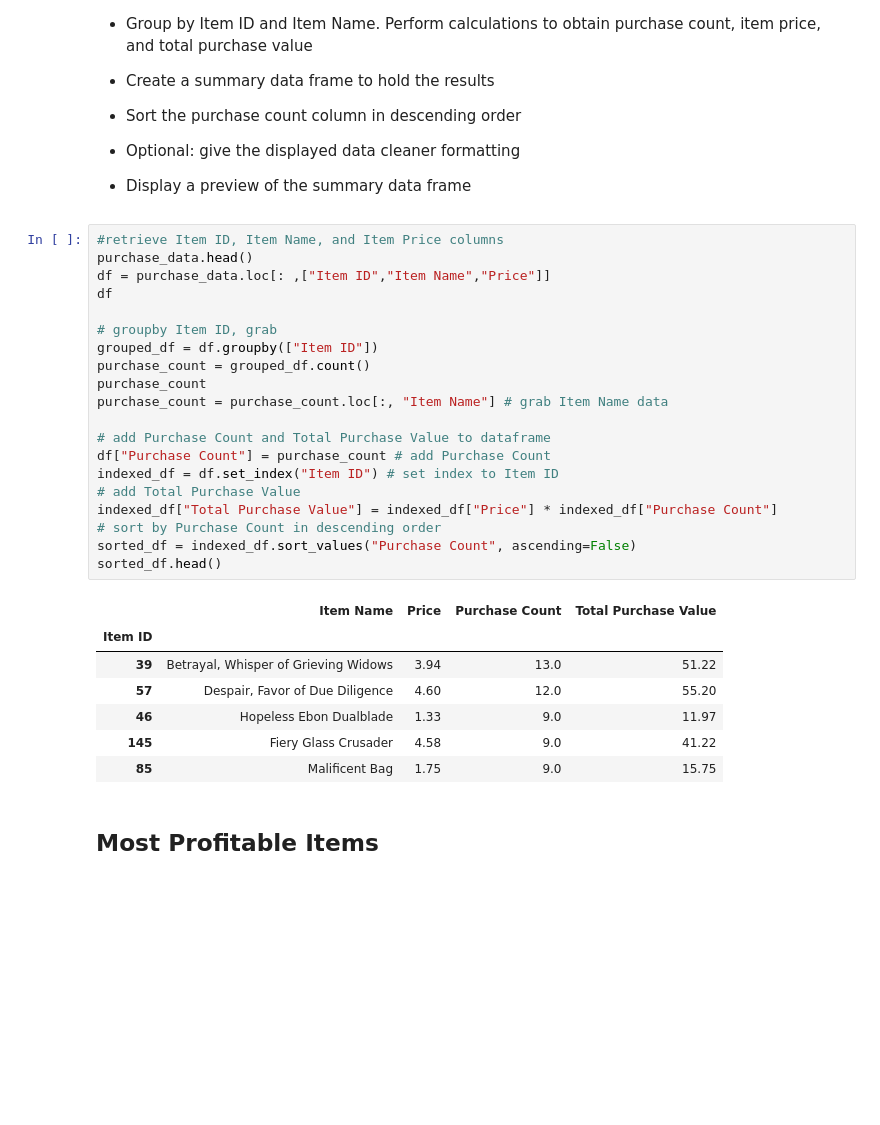
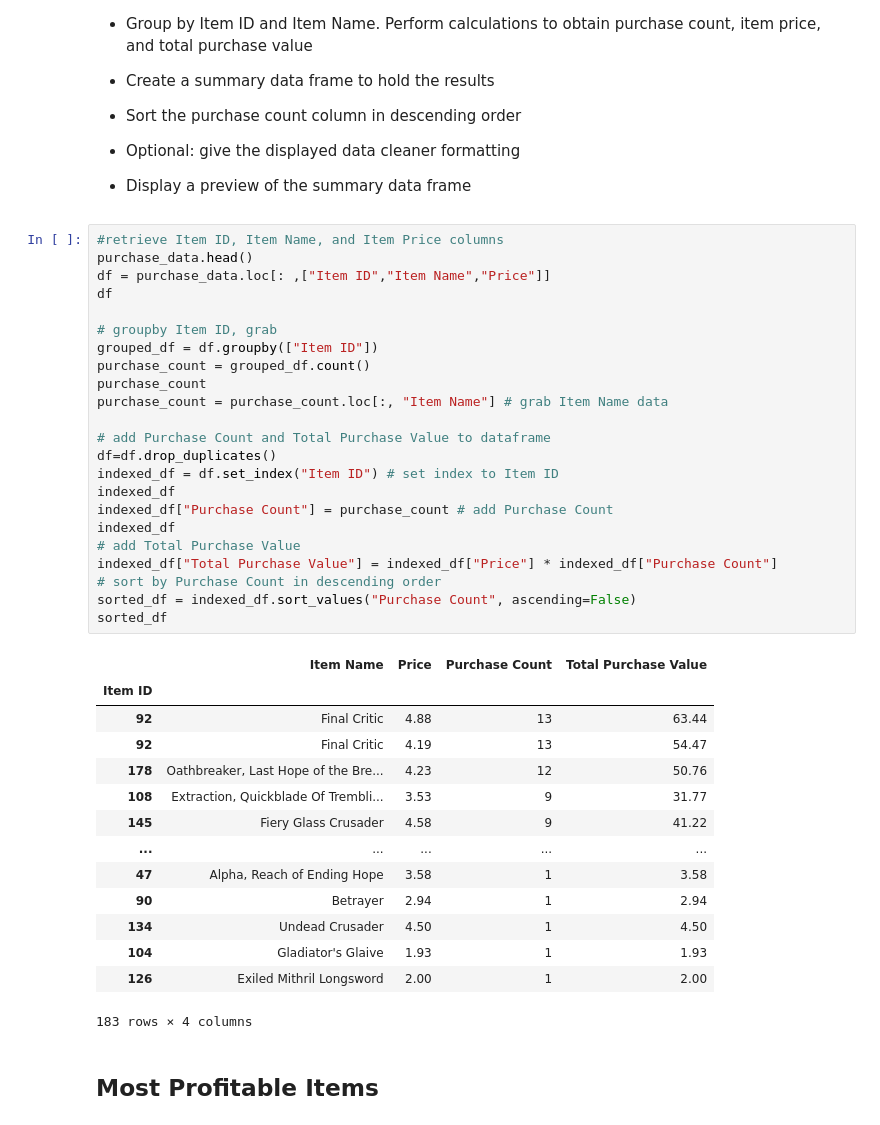
Before and after one commit to dsc55704973/pandas-challenge, a Jupyter notebook: HeroesOfPymoli/HeroesOfPymoli_starter.ipynb, the cells around one changed output. Cells and saved outputs as stored; diff of their text form; blank space fills up the shorter version.

```diff
--- a/HeroesOfPymoli/HeroesOfPymoli_starter.ipynb
+++ b/HeroesOfPymoli/HeroesOfPymoli_starter.ipynb
@@ -341,31 +341,41 @@ sorted_top_spenders.head()
 # %%
 #retrieve Item ID, Item Name, and Item Price columns
 purchase_data.head()
 df = purchase_data.loc[: ,["Item ID","Item Name","Price"]]
 df
 
 # groupby Item ID, grab
 grouped_df = df.groupby(["Item ID"])
 purchase_count = grouped_df.count()
 purchase_count
 purchase_count = purchase_count.loc[:, "Item Name"] # grab Item Name data
 
 # add Purchase Count and Total Purchase Value to dataframe
-df["Purchase Count"] = purchase_count # add Purchase Count
+df=df.drop_duplicates()
 indexed_df = df.set_index("Item ID") # set index to Item ID
+indexed_df
+indexed_df["Purchase Count"] = purchase_count # add Purchase Count
+indexed_df
 # add Total Purchase Value
 indexed_df["Total Purchase Value"] = indexed_df["Price"] * indexed_df["Purchase Count"]
 # sort by Purchase Count in descending order
 sorted_df = indexed_df.sort_values("Purchase Count", ascending=False)
-sorted_df.head()
+sorted_df
 # %% [output]
 |  | Item Name | Price | Purchase Count | Total Purchase Value |
 | Item ID |  |  |  |  |
-| 39 | Betrayal, Whisper of Grieving Widows | 3.94 | 13.0 | 51.22 |
-| 57 | Despair, Favor of Due Diligence | 4.60 | 12.0 | 55.20 |
-| 46 | Hopeless Ebon Dualblade | 1.33 | 9.0 | 11.97 |
-| 145 | Fiery Glass Crusader | 4.58 | 9.0 | 41.22 |
-| 85 | Malificent Bag | 1.75 | 9.0 | 15.75 |
+| 92 | Final Critic | 4.88 | 13 | 63.44 |
+| 92 | Final Critic | 4.19 | 13 | 54.47 |
+| 178 | Oathbreaker, Last Hope of the Bre... | 4.23 | 12 | 50.76 |
+| 108 | Extraction, Quickblade Of Trembli... | 3.53 | 9 | 31.77 |
+| 145 | Fiery Glass Crusader | 4.58 | 9 | 41.22 |
+| ... | ... | ... | ... | ... |
+| 47 | Alpha, Reach of Ending Hope | 3.58 | 1 | 3.58 |
+| 90 | Betrayer | 2.94 | 1 | 2.94 |
+| 134 | Undead Crusader | 4.50 | 1 | 4.50 |
+| 104 | Gladiator's Glaive | 1.93 | 1 | 1.93 |
+| 126 | Exiled Mithril Longsword | 2.00 | 1 | 2.00 |
+183 rows × 4 columns
 # %% [markdown]
 ## Most Profitable Items
 # %% [markdown]
```
